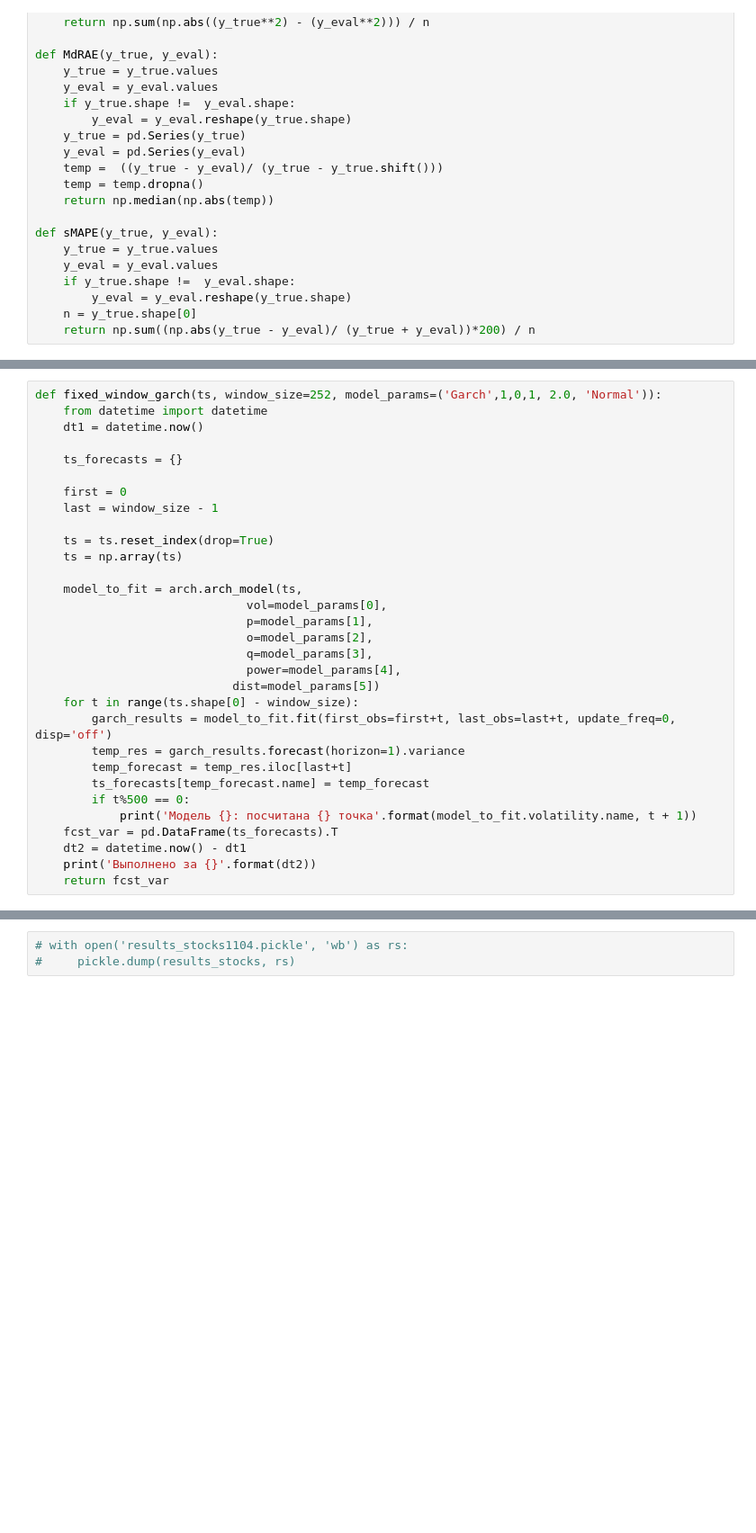
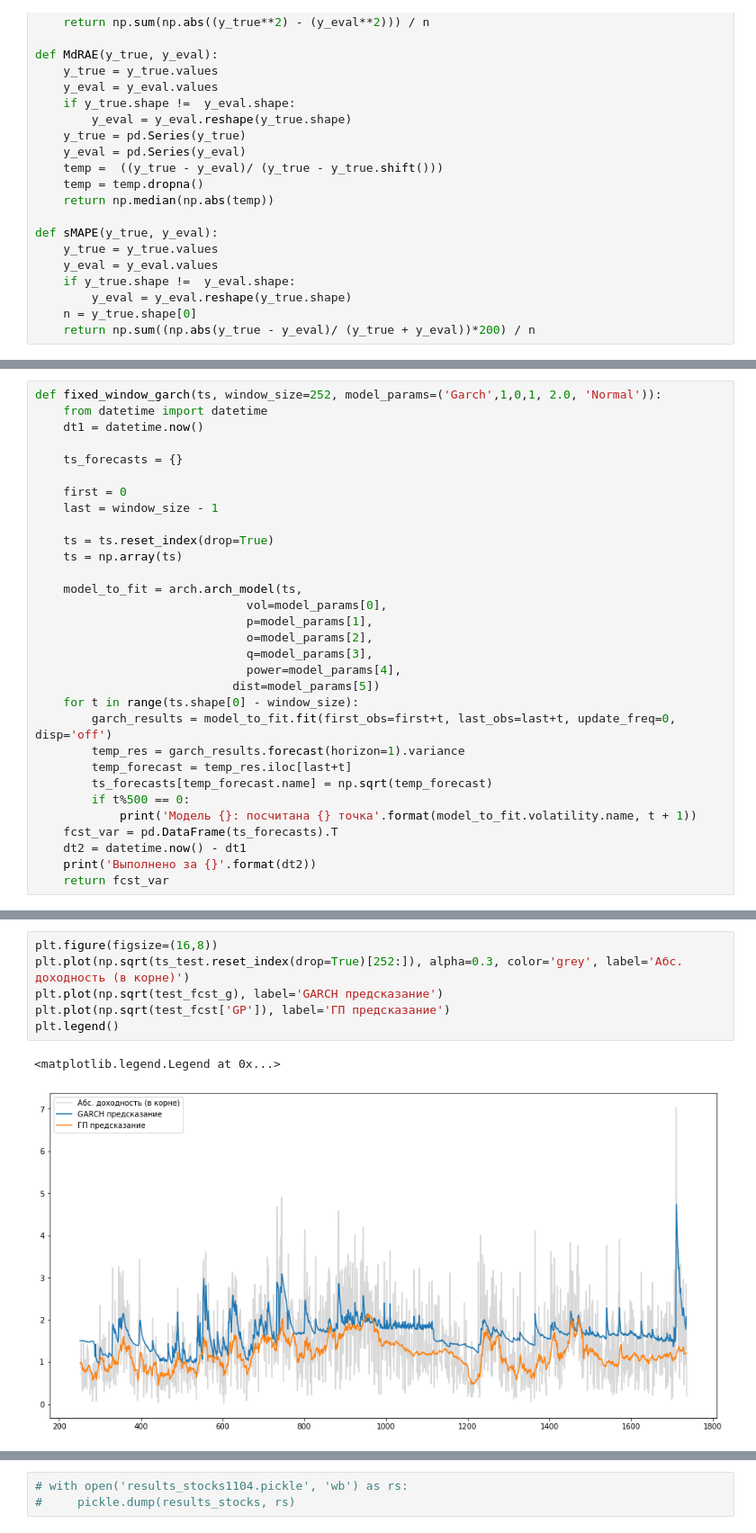
Before and after one commit to georgypv/time-series-analysis, a Jupyter notebook: evaluation.ipynb, the cells around one changed output, grey strips where cells are left out. Shown at 90% size. Saved outputs shown, nothing was run; the diff lists cells and outputs as text; blank space fills up the shorter version.

```diff
--- a/evaluation.ipynb
+++ b/evaluation.ipynb
@@ -120,7 +142,7 @@ def fixed_window_garch(ts, window_size=252, model_params=('Garch',1,0,1, 2.0, 'N
         garch_results = model_to_fit.fit(first_obs=first+t, last_obs=last+t, update_freq=0, disp='off')
         temp_res = garch_results.forecast(horizon=1).variance
         temp_forecast = temp_res.iloc[last+t]
-        ts_forecasts[temp_forecast.name] = temp_forecast
+        ts_forecasts[temp_forecast.name] = np.sqrt(temp_forecast)
         if t%500 == 0:
             print('Модель {}: посчитана {} точка'.format(model_to_fit.volatility.name, t + 1))
     fcst_var = pd.DataFrame(ts_forecasts).T
@@ -218,3 +209,12 @@ reconstraining parameters Mat52.lengthscale
+# %%
+plt.figure(figsize=(16,8))
+plt.plot(np.sqrt(ts_test.reset_index(drop=True)[252:]), alpha=0.3, color='grey', label='Абс. доходность (в корне)')
+plt.plot(np.sqrt(test_fcst_g), label='GARCH предсказание')
+plt.plot(np.sqrt(test_fcst['GP']), label='ГП предсказание')
+plt.legend()
+# %% [output]
+<matplotlib.legend.Legend at 0x...>
+[figure, added]
 # %%
 garch_param_dict = {
                     'GARCH': ('Garch',1,0,1, 2.0, 'Normal'),
```
Also changed, not shown: parts of 30 cells of this notebook, 8 other files.
